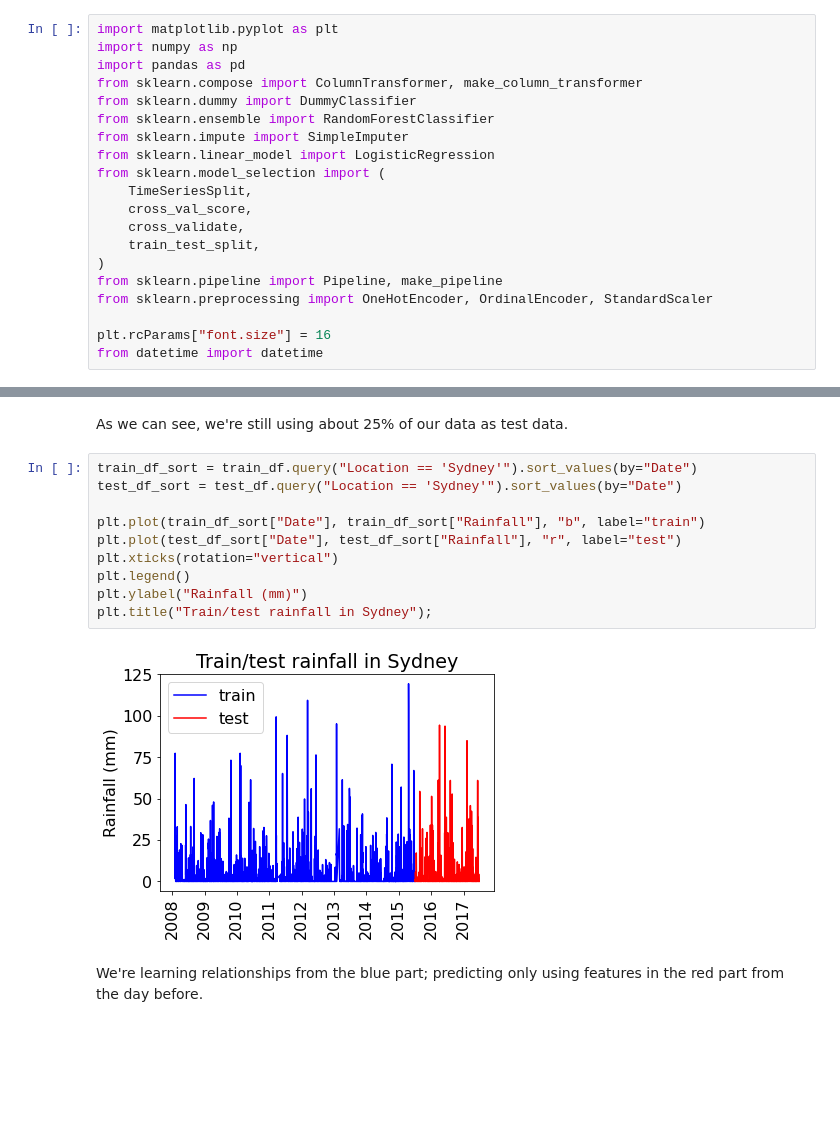
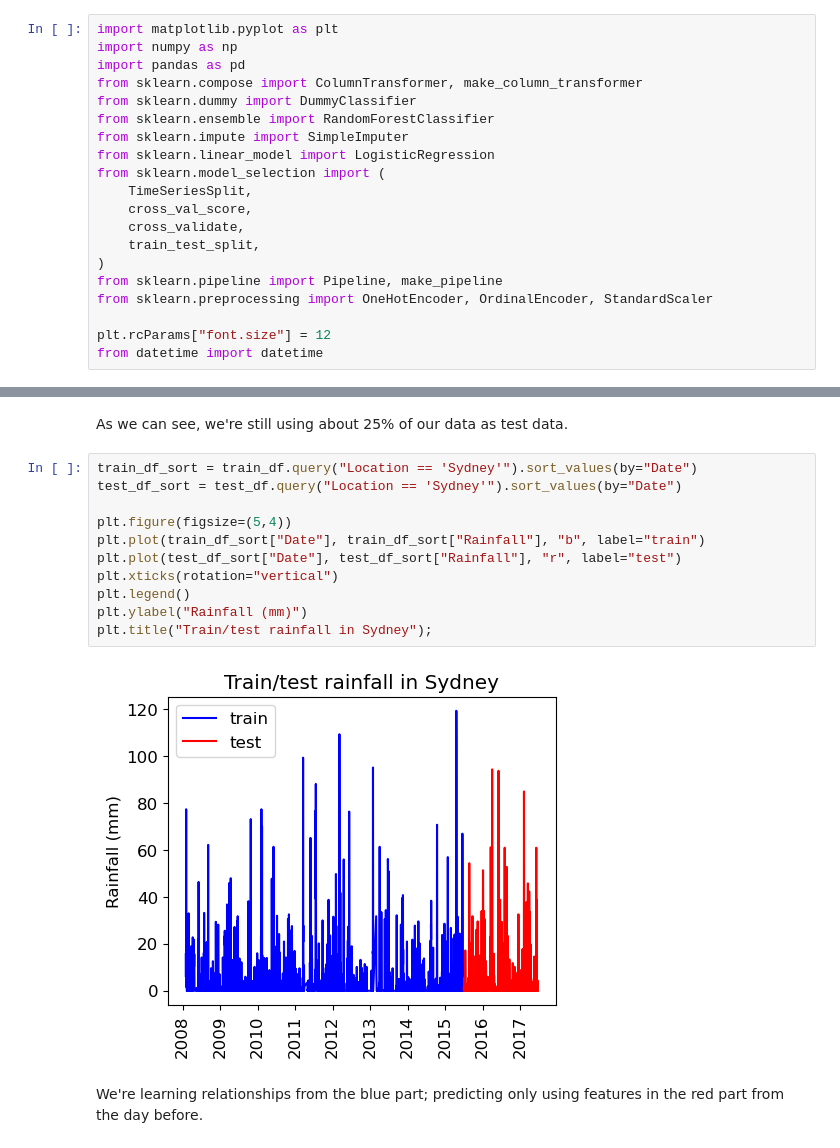
Before and after one commit to UBC-CS/cpsc330-2023s, a Jupyter notebook: lectures/19_time-series.ipynb, the cells around one changed output, grey strips where cells are left out. Cells and saved outputs as stored; diff of their text form; blank space fills up the shorter version.

```diff
--- a/lectures/19_time-series.ipynb
+++ b/lectures/19_time-series.ipynb
@@ -26,6 +26,6 @@ from sklearn.model_selection import (
 from sklearn.pipeline import Pipeline, make_pipeline
 from sklearn.preprocessing import OneHotEncoder, OrdinalEncoder, StandardScaler
 
-plt.rcParams["font.size"] = 16
+plt.rcParams["font.size"] = 12
 from datetime import datetime
 # %% [markdown]
@@ -842,15 +1198,16 @@ As we can see, we're still using about 25% of our data as test data.
 # %%
 train_df_sort = train_df.query("Location == 'Sydney'").sort_values(by="Date")
 test_df_sort = test_df.query("Location == 'Sydney'").sort_values(by="Date")
 
+plt.figure(figsize=(5,4))
 plt.plot(train_df_sort["Date"], train_df_sort["Rainfall"], "b", label="train")
 plt.plot(test_df_sort["Date"], test_df_sort["Rainfall"], "r", label="test")
 plt.xticks(rotation="vertical")
 plt.legend()
 plt.ylabel("Rainfall (mm)")
 plt.title("Train/test rainfall in Sydney");
 # %% [output]
-[figure, old version]
+[figure, new version]
 # %% [markdown]
 We're learning relationships from the blue part; predicting only using features in the red part from the day before.
 # %% [markdown]
```
Also changed, not shown: parts of 172 cells of this notebook.
